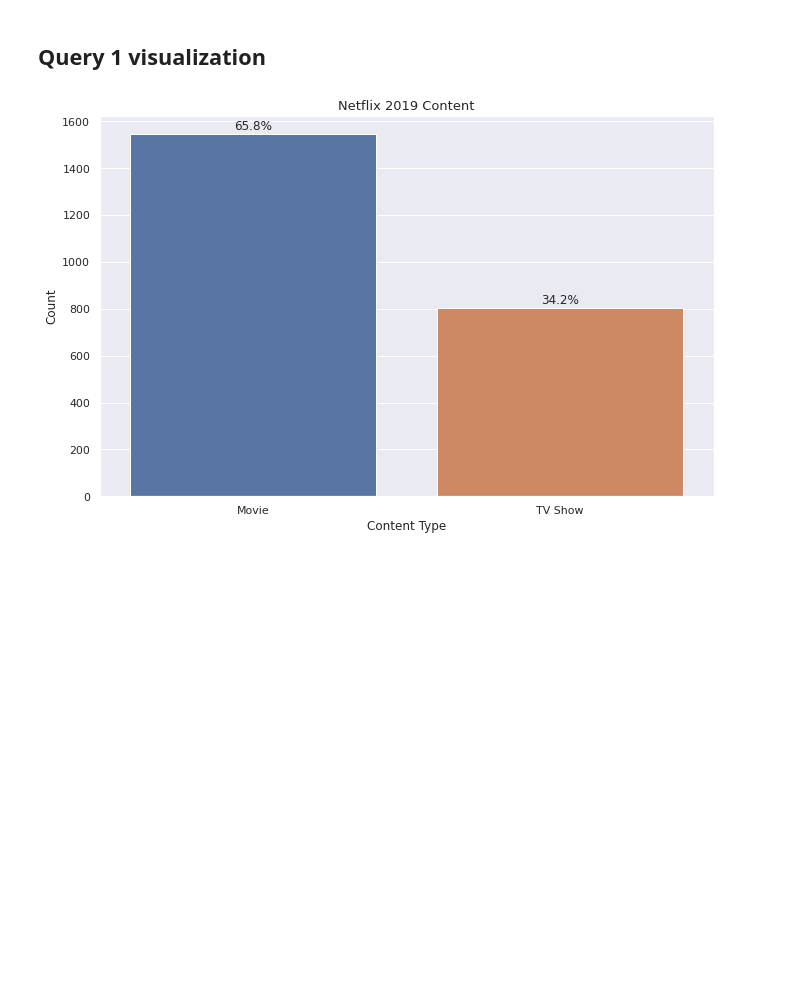
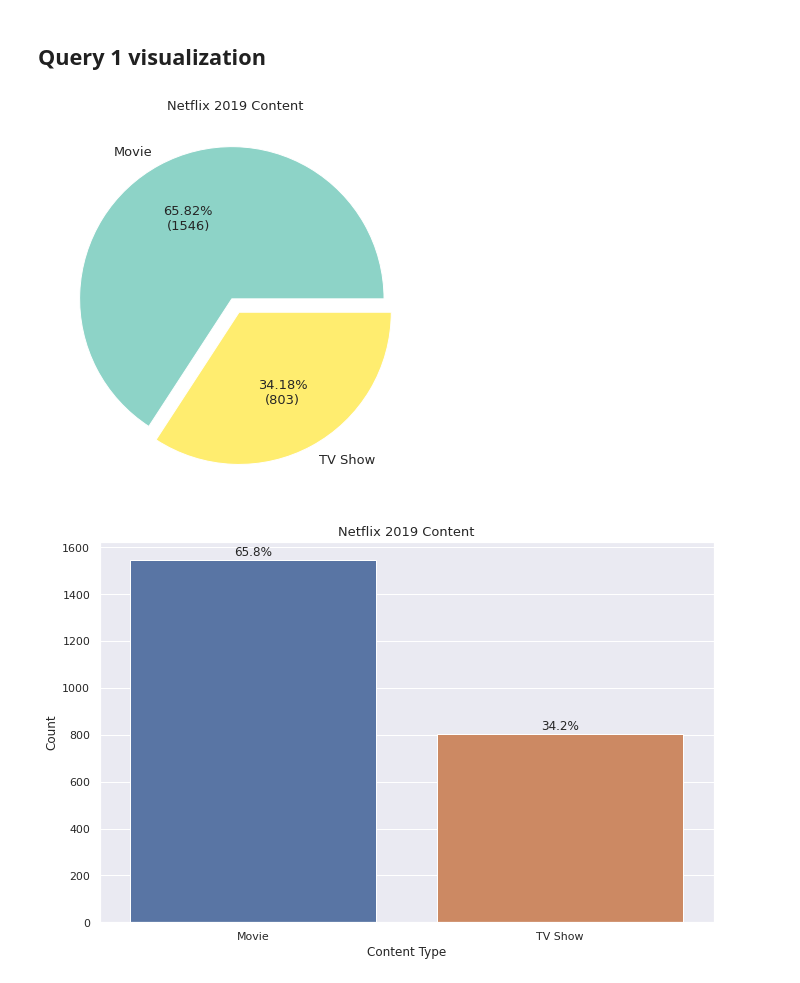
Before and after one commit to gbouzioto/big_data_management_master_2021, a Jupyter notebook: project_2/visualization/project_2_visualization.ipynb, the cells around one changed output. Cells and saved outputs as stored; diff of their text form; code cells hidden in the pictures; blank space fills up the shorter version.

```diff
--- a/project_2/visualization/project_2_visualization.ipynb
+++ b/project_2/visualization/project_2_visualization.ipynb
@@ -39,6 +35,23 @@ To: /content/results.zip
 # load the json to pandas
 df = pd.read_json(results_1)
 df.head()
+# %%
+def my_fmt(x):
+    return '{:.2f}%\n({:.0f})'.format(x, total*x/100)
+
+fig, ax = plt.subplots(1, 1, figsize=(11, 7)) # Select the appropriate size
+
+total = len(df)
+df['type'].value_counts().plot(kind='pie', explode=[0.05,0.05], autopct=my_fmt,
+                               textprops={'size': 13}, ax=ax, colormap='Set3')
+
+ax.set_title('Netflix 2019 Content', fontsize=13)
+ax.set_ylabel('')
+
+
+plt.show()
+# %% [output]
+[figure, added]
 # %%
 # plot the number of shows and movies
 
```
Also changed, not shown: parts of 11 cells of this notebook, 1 other file.
